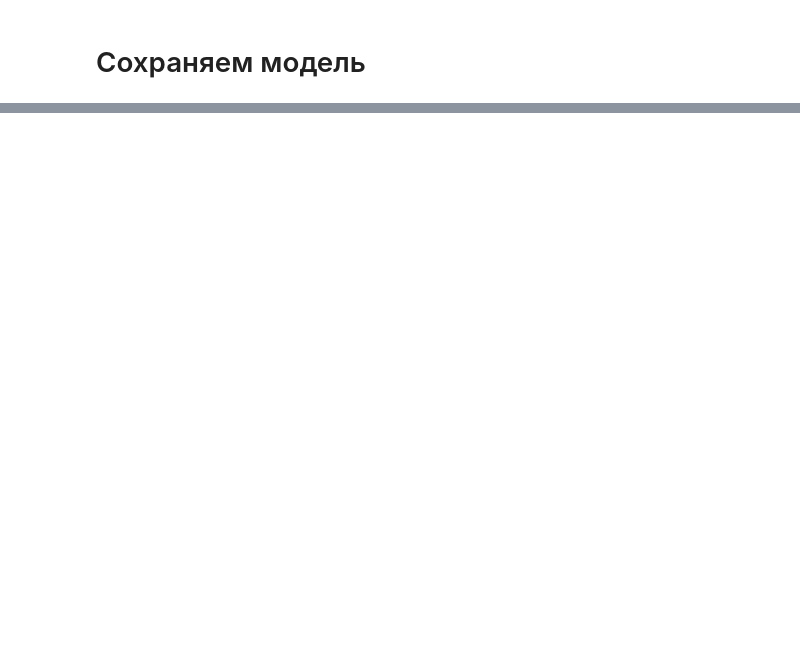
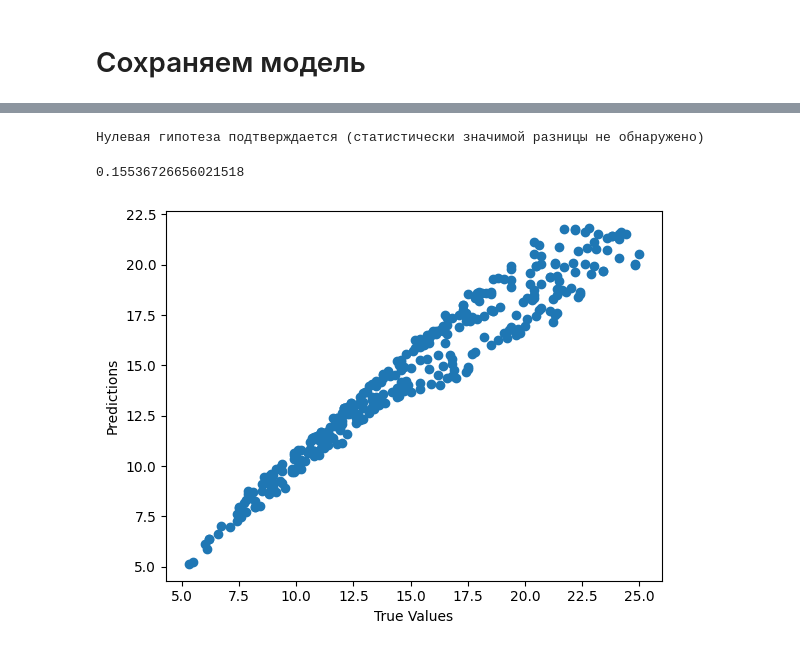
Before and after one commit to kateriina-77/python_project, a Jupyter notebook: weather_ml.ipynb, the cells around one changed output, grey strips where cells are left out. Drawn from its saved outputs; the diff is of its cells as text; code cells hidden in the pictures; blank space fills up the shorter version.

```diff
--- a/weather_ml.ipynb
+++ b/weather_ml.ipynb
@@ -261,0 +329,21 @@ joblib.dump(model,'model.pkl')
+# %%
+alpha = 0.05
+
+temperature_diff = np.array(parsing_data['Temperature (C)']) - np.array(parsing_data['Prediction'])
+t_statistic, p_value = sts.ttest_ind(parsing_data['Temperature (C)'], parsing_data['Prediction'])
+
+if p_value < alpha:
+    print("Альтернативная гипотеза подтверждается (существует статистически значимая разница)")
+else:
+    print("Нулевая гипотеза подтверждается (статистически значимой разницы не обнаружено)")
+p_value
+# %% [output]
+Нулевая гипотеза подтверждается (статистически значимой разницы не обнаружено)
+0.15536726656021518
+# %%
+plt.scatter(parsing_data['Temperature (C)'], parsing_data['Prediction'])
+plt.xlabel('True Values')
+plt.ylabel('Predictions')
+plt.show()
+# %% [output]
+[figure, added]
```
Also changed, not shown: parts of 25 cells of this notebook.
